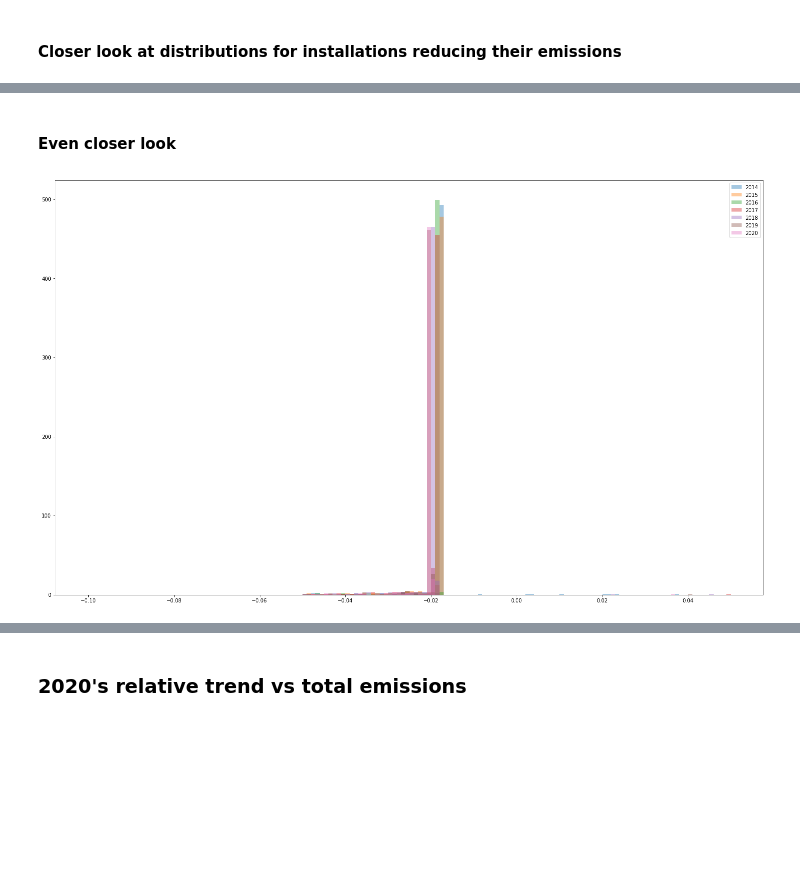
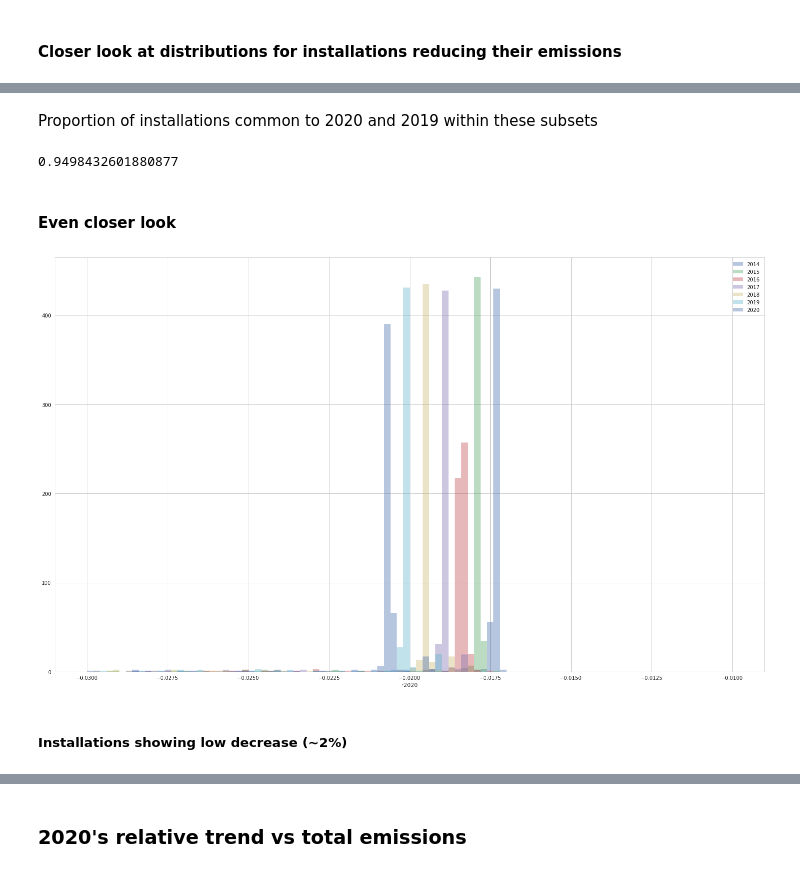
Before and after one commit to alexisthual/ets-allocations-analysis, a Jupyter notebook: ETS_allocations_analysis.ipynb, the cells around one changed output, grey strips where cells are left out. Cells and saved outputs as stored; diff of their text form; code cells hidden in the pictures; blank space fills up the shorter version.

```diff
--- a/ETS_allocations_analysis.ipynb
+++ b/ETS_allocations_analysis.ipynb
@@ -217,12 +179,0 @@ On mesure ici pour une année `n` de combien les émissions ont diminué par rap
-# %%
-relativeChangesPerYear = {}
-for year in YEARS[1:]:
-    previousYear = str(int(year) - 1)
-    relativeChanges = []
-    for installation in installations:
-        currentYearOk = installation.allocations[year] is not None and installation.allocations[year] != 0
-        previousYearOk = installation.allocations[previousYear] is not None and installation.allocations[previousYear] != 0
-        if currentYearOk and previousYearOk:
-            r = (installation.allocations[year] - installation.allocations[previousYear]) / installation.allocations[previousYear]
-            relativeChanges.append(r)
-    relativeChangesPerYear[year] = relativeChanges
@@ -229,11 +182,14 @@ for year in YEARS[1:]:
+# %%
+for year in YEARS[1:]:
+    previousYear = str(int(year) - 1)
+    data['r' + year] = (data[year] - data[previousYear]) / data[previousYear]
 # %%
 MIN, MAX = -1, 1
 plt.figure(figsize=(25,15))
 
-for year in relativeChangesPerYear:
+for year in YEARS[1:]:
     sns.distplot(
-#         relativeChangesPerYear[year],
-        list(filter(lambda x: x < MAX, relativeChangesPerYear[year])),
+        data['r' + year],
         label=year,
         bins=100,
         kde=False,
@@ -251,10 +207,9 @@ plt.show()
 MIN, MAX = -0.25, 0.1
 plt.figure(figsize=(25,15))
 
-for year in relativeChangesPerYear:
+for year in YEARS[1:]:
     sns.distplot(
-#         relativeChangesPerYear[year],
-        list(filter(lambda x: x < MAX, relativeChangesPerYear[year])),
+        data[data['r' + year] > MIN]['r' + year],
         label=year,
         bins=100,
         kde=False,
@@ -269,21 +240,30 @@ plt.show()
+# %% [markdown]
+Proportion of installations common to 2020 and 2019 within these subsets
+# %%
+s2020 = set(data[(data['r2020'] < -0.20) & (data['r2020'] > -0.24)].sort_values(by=['2020'], ascending=False)['installationName'])
+s2019 = set(data[(data['r2019'] < -0.15) & (data['r2019'] > -0.20)].sort_values(by=['2019'], ascending=False)['installationName'])
+len(s2019.intersection(s2020)) / len(s2019)
+# %% [output]
+0.9498432601880877
 # %% [markdown]
 #### Even closer look
 # %%
-MIN, MAX = -0.05, 0.05
+MIN, MAX = -0.03, -0.01
 plt.figure(figsize=(25,15))
 
-for year in relativeChangesPerYear:
+for year in YEARS[1:]:
     sns.distplot(
-#         relativeChangesPerYear[year],
-        list(filter(lambda x: x < MAX, relativeChangesPerYear[year])),
+        data[(data['r' + year] > MIN) & (data['r' + year] < MAX)]['r' + year],
         label=year,
         bins=100,
         kde=False,
         hist_kws={
             "range": (MIN, MAX)
         }
     )
 plt.legend()
 plt.show()
 # %% [output]
-[figure, old version]
+[figure, new version]
+# %% [markdown]
+##### Installations showing low decrease (~2%)
```
Also changed, not shown: parts of 33 cells of this notebook.
